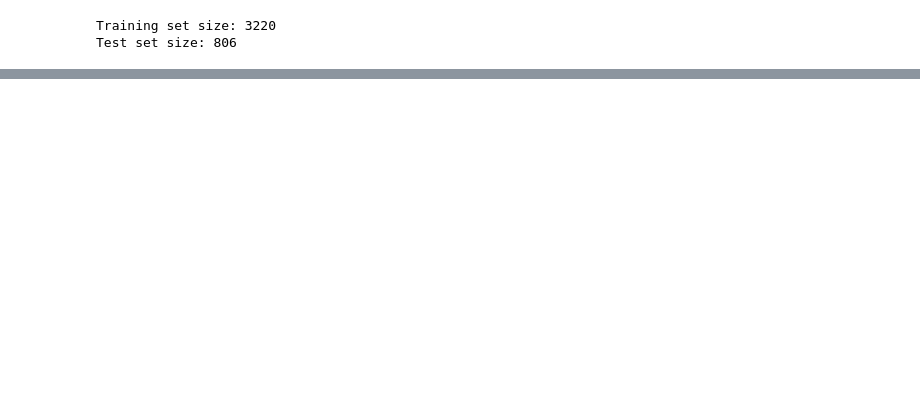
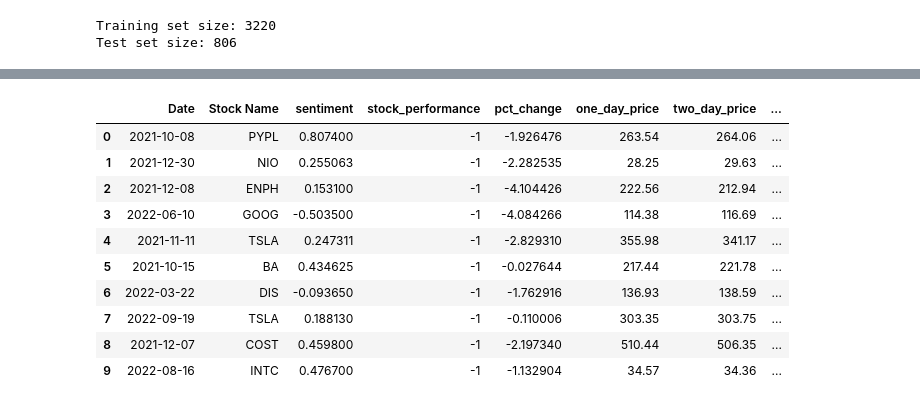
Before and after one commit to rithikkulkarni/ALDA-Course-Project, a Jupyter notebook: basic_model.ipynb, the cells around one changed output, grey strips where cells are left out. Saved outputs shown, nothing was run; the diff lists cells and outputs as text; code cells hidden in the pictures; blank space fills up the shorter version.

```diff
--- a/basic_model.ipynb
+++ b/basic_model.ipynb
@@ -253,0 +254,14 @@ R-squared (R2): -0.1276
+# %%
+df.head(10)
+# %% [output]
+|  | Date | Stock Name | sentiment | stock_performance | pct_change | one_day_price | two_day_price | ... |
+| 0 | 2021-10-08 | PYPL | 0.807400 | -1 | -1.926476 | 263.54 | 264.06 | ... |
+| 1 | 2021-12-30 | NIO | 0.255063 | -1 | -2.282535 | 28.25 | 29.63 | ... |
+| 2 | 2021-12-08 | ENPH | 0.153100 | -1 | -4.104426 | 222.56 | 212.94 | ... |
+| 3 | 2022-06-10 | GOOG | -0.503500 | -1 | -4.084266 | 114.38 | 116.69 | ... |
+| 4 | 2021-11-11 | TSLA | 0.247311 | -1 | -2.829310 | 355.98 | 341.17 | ... |
+| 5 | 2021-10-15 | BA | 0.434625 | -1 | -0.027644 | 217.44 | 221.78 | ... |
+| 6 | 2022-03-22 | DIS | -0.093650 | -1 | -1.762916 | 136.93 | 138.59 | ... |
+| 7 | 2022-09-19 | TSLA | 0.188130 | -1 | -0.110006 | 303.35 | 303.75 | ... |
+| 8 | 2021-12-07 | COST | 0.459800 | -1 | -2.197340 | 510.44 | 506.35 | ... |
+| 9 | 2022-08-16 | INTC | 0.476700 | -1 | -1.132904 | 34.57 | 34.36 | ... |
```
Also changed, not shown: parts of 10 cells of this notebook.
